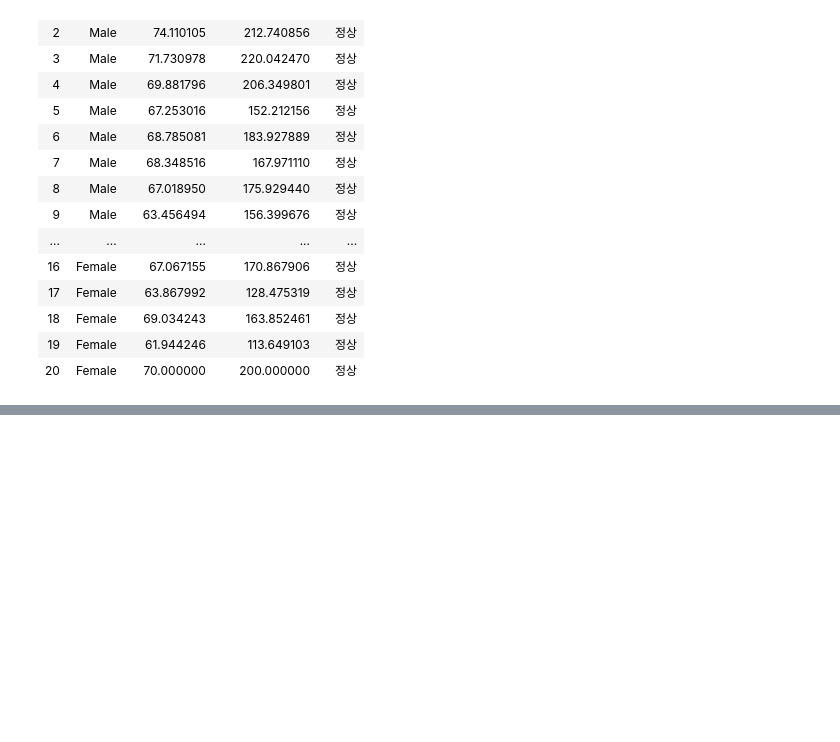
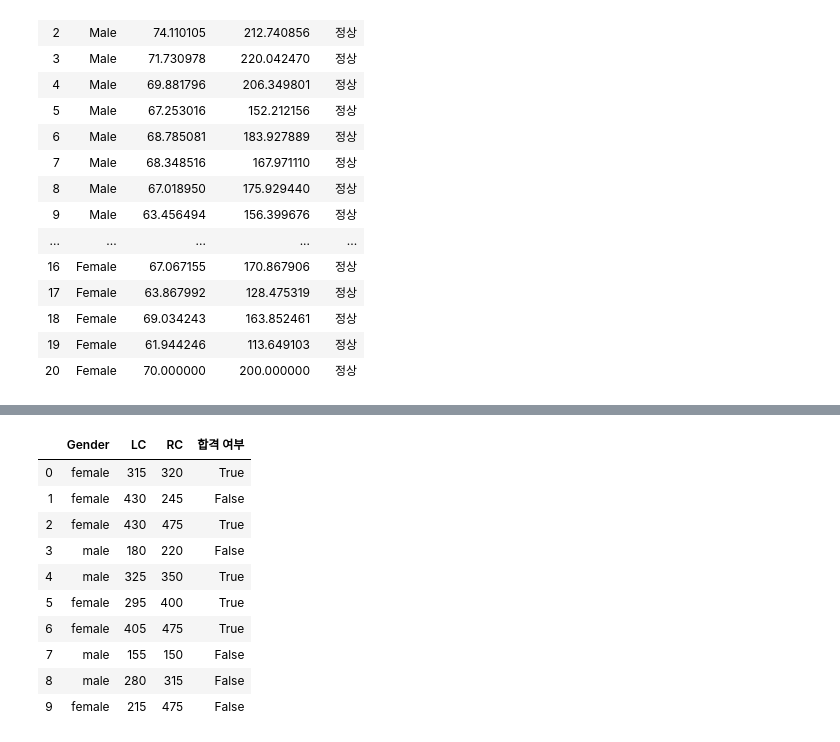
Before and after one commit to woodg1207/TIL, a Jupyter notebook: 99_home_doodle/datascience/04_DataFrame 값쓰기.ipynb, the cells around one changed output, grey strips where cells are left out. Cells and saved outputs as stored; diff of their text form; code cells hidden in the pictures; blank space fills up the shorter version.

Commit message:
data science

```diff
--- a/99_home_doodle/datascience/04_DataFrame 값쓰기.ipynb
+++ b/99_home_doodle/datascience/04_DataFrame 값쓰기.ipynb
@@ -291,0 +405,3 @@ df
+# %%
+df = pd.read_csv('data/toeic.csv')
+df
@@ -291,0 +434,18 @@ df
+# %%
+df['합격 여부'] = False
+# %%
+df.loc[(df['LC']>250 ) & (df['RC']>250) &(df['LC']+df['RC']>600),'합격 여부'] = True
+# %%
+df
+# %% [output]
+|  | Gender | LC | RC | 합격 여부 |
+| 0 | female | 315 | 320 | True |
+| 1 | female | 430 | 245 | False |
+| 2 | female | 430 | 475 | True |
+| 3 | male | 180 | 220 | False |
+| 4 | male | 325 | 350 | True |
+| 5 | female | 295 | 400 | True |
+| 6 | female | 405 | 475 | True |
+| 7 | male | 155 | 150 | False |
+| 8 | male | 280 | 315 | False |
+| 9 | female | 215 | 475 | False |
```
Also changed, not shown: parts of 21 cells of this notebook, 9 other files.
